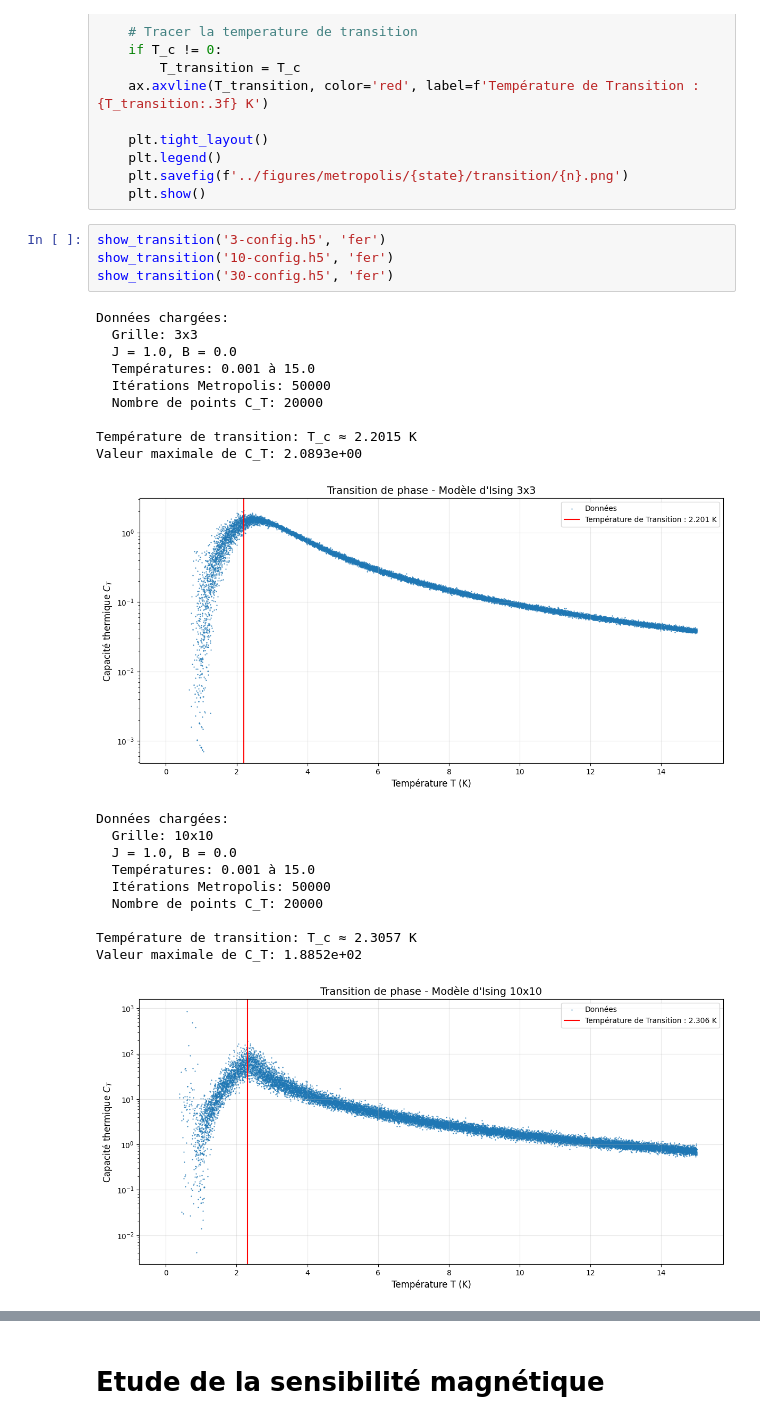
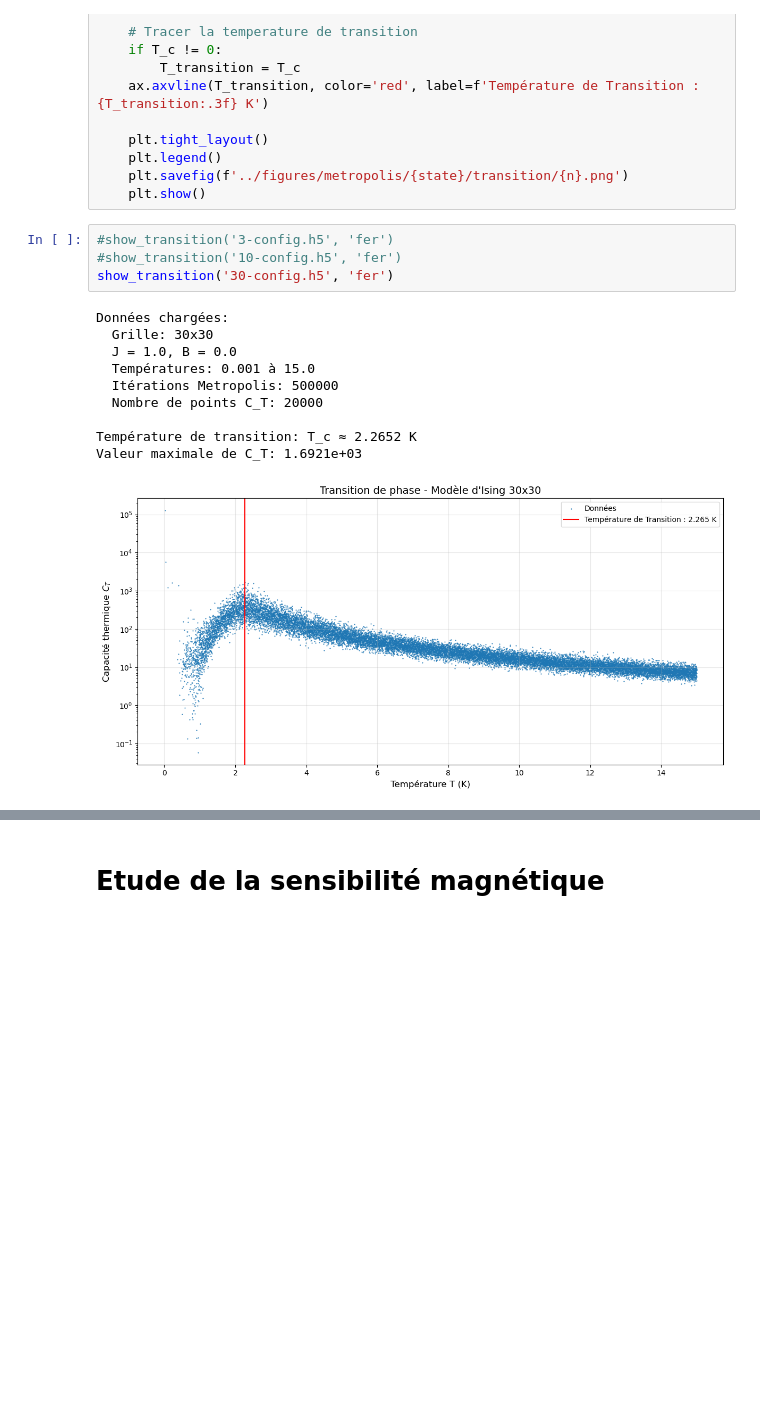
Before and after one commit to Gabriel-lct/ising-model-research, a Jupyter notebook: python/metropolis-transition.ipynb, the cells around one changed output, grey strips where cells are left out. Drawn from its saved outputs; the diff is of its cells as text; blank space fills up the shorter version.

```diff
--- a/python/metropolis-transition.ipynb
+++ b/python/metropolis-transition.ipynb
@@ -69,27 +69,17 @@ def show_transition(filename, state, T_c = 0):
     plt.savefig(f'../figures/metropolis/{state}/transition/{n}.png')
     plt.show()
 # %%
-show_transition('3-config.h5', 'fer')
-show_transition('10-config.h5', 'fer')
+#show_transition('3-config.h5', 'fer')
+#show_transition('10-config.h5', 'fer')
 show_transition('30-config.h5', 'fer')
 # %% [output]
 Données chargées:
-  Grille: 3x3
+  Grille: 30x30
   J = 1.0, B = 0.0
   Températures: 0.001 à 15.0
-  Itérations Metropolis: 50000
+  Itérations Metropolis: 500000
   Nombre de points C_T: 20000
 
-Température de transition: T_c ≈ 2.2015 K
-Valeur maximale de C_T: 2.0893e+00
+Température de transition: T_c ≈ 2.2652 K
+Valeur maximale de C_T: 1.6921e+03
-[figure, old version]
+[figure, new version]
-Données chargées:
-  Grille: 10x10
-  J = 1.0, B = 0.0
-  Températures: 0.001 à 15.0
-  Itérations Metropolis: 50000
-  Nombre de points C_T: 20000
-
-Température de transition: T_c ≈ 2.3057 K
-Valeur maximale de C_T: 1.8852e+02
-[figure, removed]
```
Also changed, not shown: parts of 1 cell of this notebook, 24 other files.
